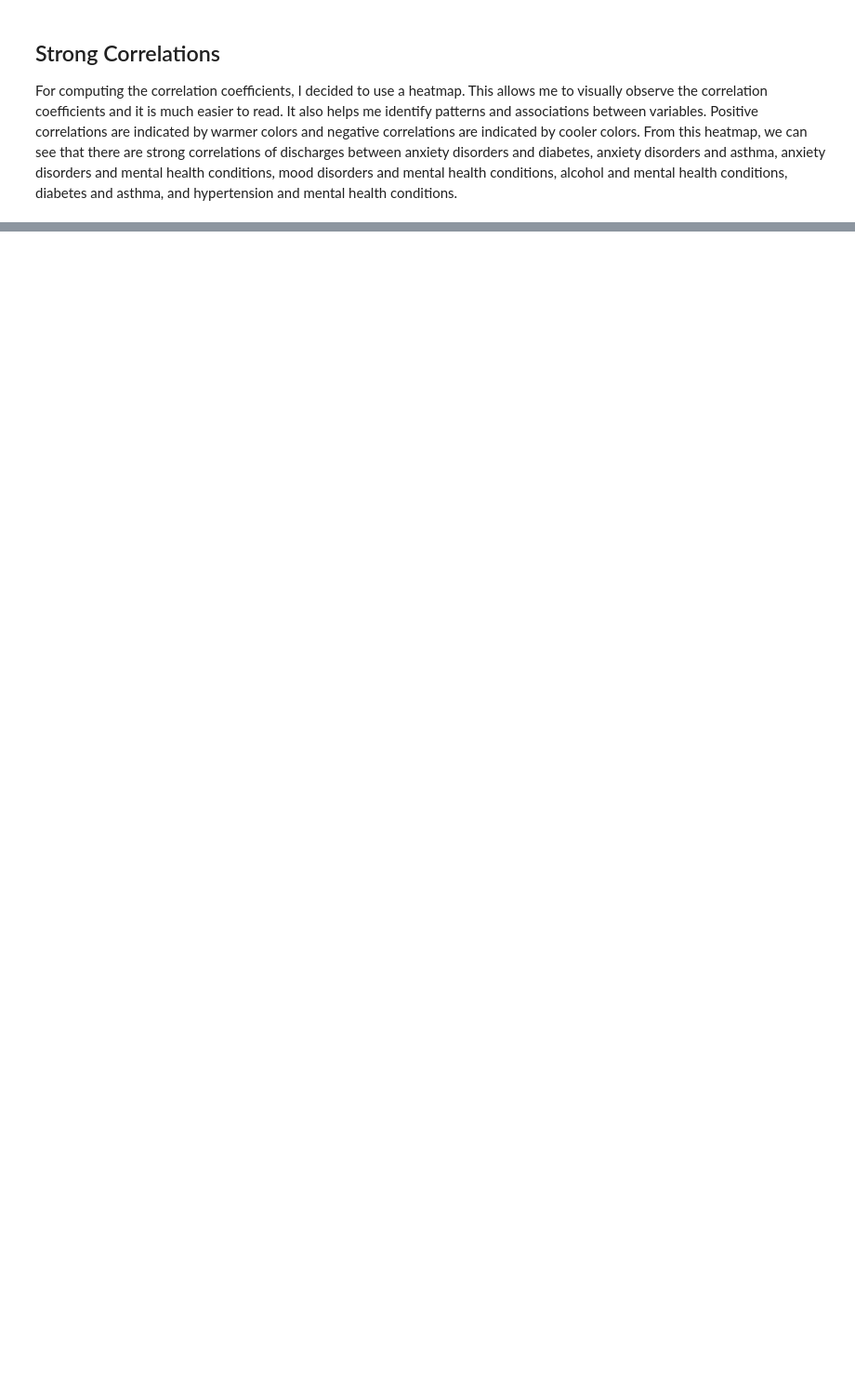
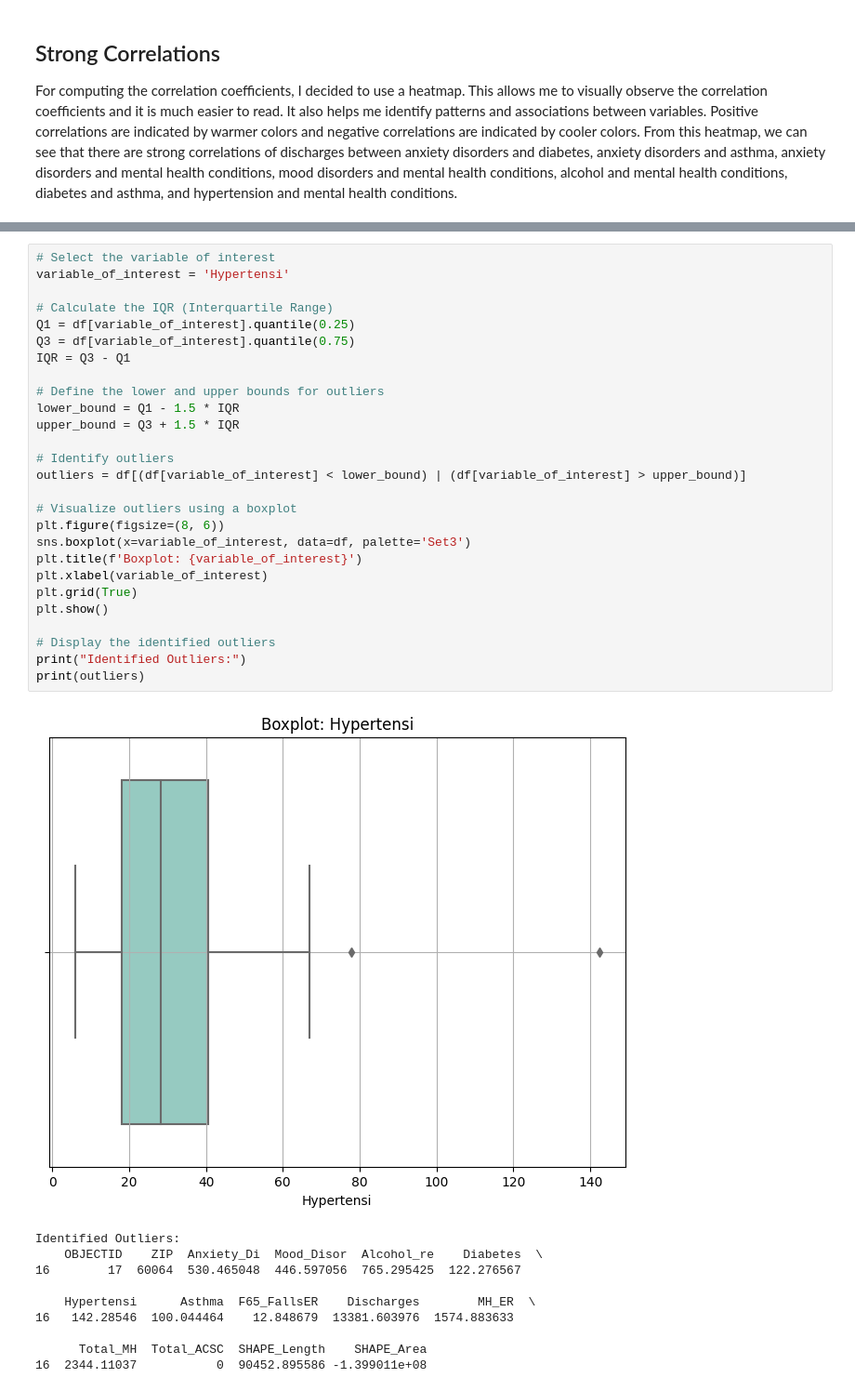
Before and after one commit to Alyssasorensen/HHA507class3, a Jupyter notebook: datasci_3_eda.ipynb, the cells around one changed output, grey strips where cells are left out. Shown at 93% size. Saved outputs shown, nothing was run; the diff lists cells and outputs as text; blank space fills up the shorter version.

```diff
--- a/datasci_3_eda.ipynb
+++ b/datasci_3_eda.ipynb
@@ -186,0 +230,38 @@ SHAPE_Area    0.232641  0.146296         NaN     -0.848359    1.000000
+# %%
+# Select the variable of interest
+variable_of_interest = 'Hypertensi'
+
+# Calculate the IQR (Interquartile Range)
+Q1 = df[variable_of_interest].quantile(0.25)
+Q3 = df[variable_of_interest].quantile(0.75)
+IQR = Q3 - Q1
+
+# Define the lower and upper bounds for outliers
+lower_bound = Q1 - 1.5 * IQR
+upper_bound = Q3 + 1.5 * IQR
+
+# Identify outliers
+outliers = df[(df[variable_of_interest] < lower_bound) | (df[variable_of_interest] > upper_bound)]
+
+# Visualize outliers using a boxplot
+plt.figure(figsize=(8, 6))
+sns.boxplot(x=variable_of_interest, data=df, palette='Set3')
+plt.title(f'Boxplot: {variable_of_interest}')
+plt.xlabel(variable_of_interest)
+plt.grid(True)
+plt.show()
+
+# Display the identified outliers
+print("Identified Outliers:")
+print(outliers)
+# %% [output]
+[figure, added]
+Identified Outliers:
+    OBJECTID    ZIP  Anxiety_Di  Mood_Disor  Alcohol_re    Diabetes  \
+16        17  60064  530.465048  446.597056  765.295425  122.276567
+
+    Hypertensi      Asthma  F65_FallsER    Discharges        MH_ER  \
+16   142.28546  100.044464    12.848679  13381.603976  1574.883633
+
+      Total_MH  Total_ACSC  SHAPE_Length    SHAPE_Area
+16  2344.11037           0  90452.895586 -1.399011e+08
```
Also changed, not shown: parts of 8 cells of this notebook.
